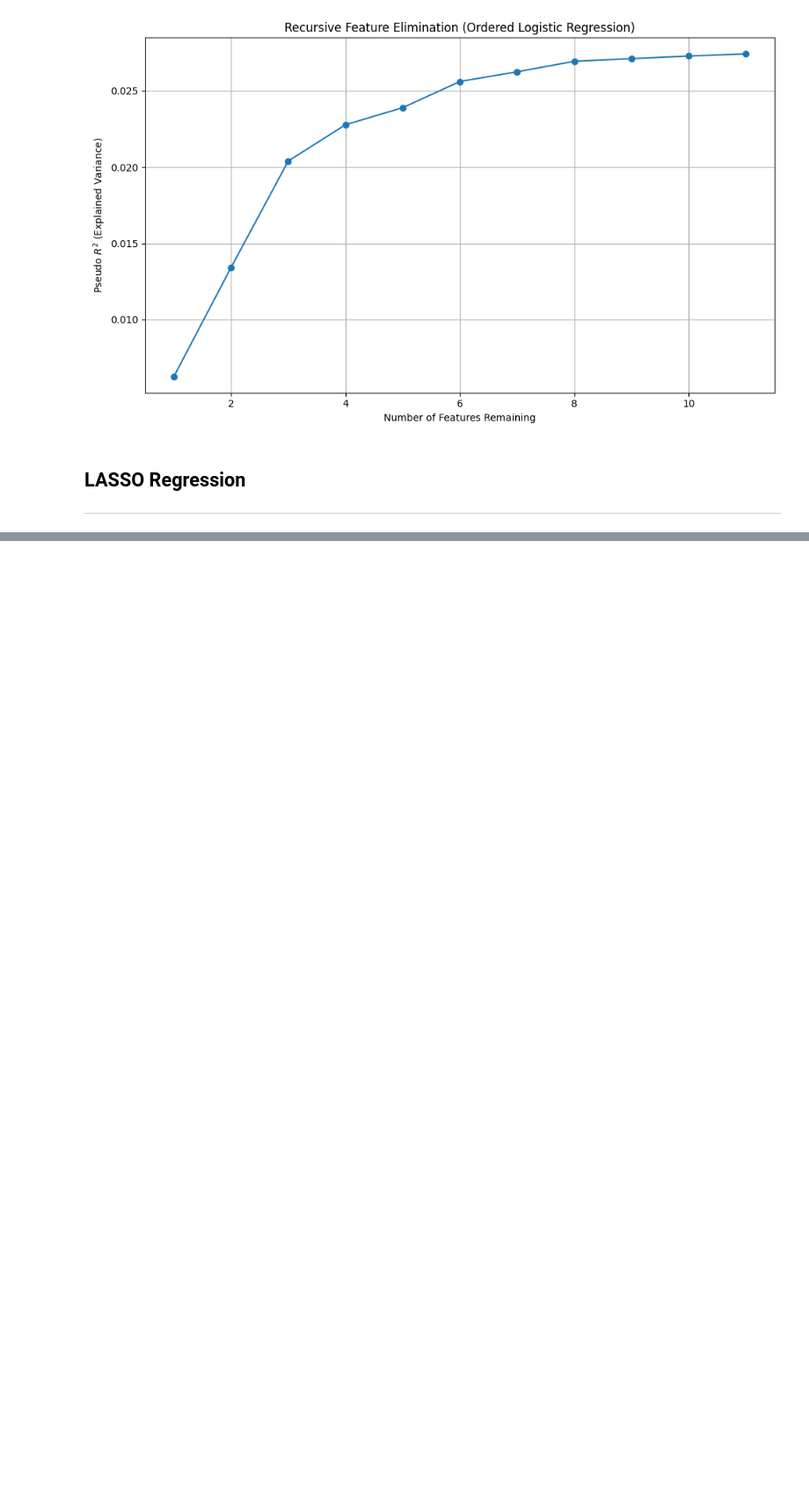
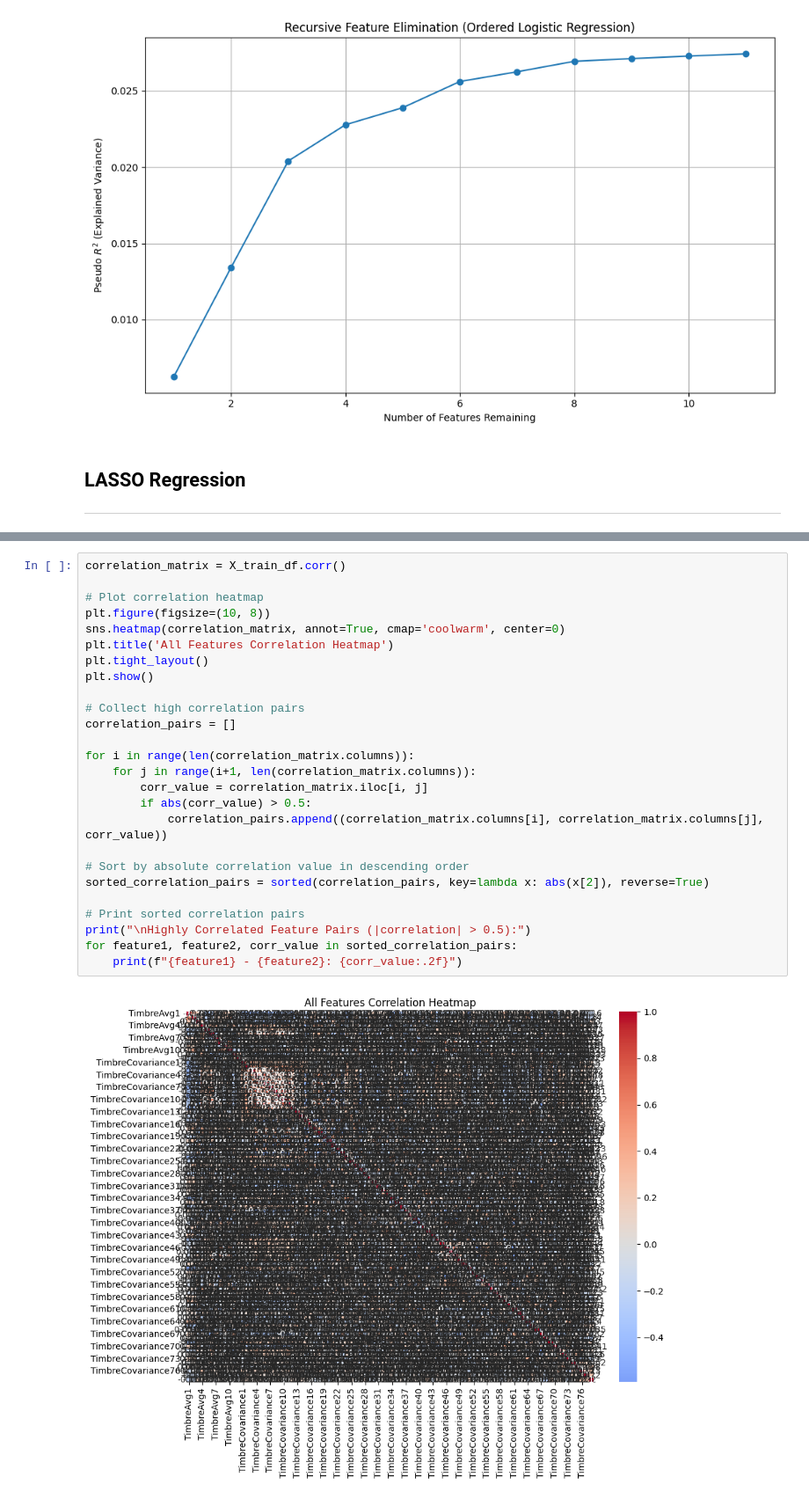
Before and after one commit to 7Koris/MusicAnalysis, a Jupyter notebook: featureSelection.ipynb, the cells around one changed output, grey strips where cells are left out. Shown at 88% size. Drawn from its saved outputs; the diff is of its cells as text; blank space fills up the shorter version.

```diff
--- a/featureSelection.ipynb
+++ b/featureSelection.ipynb
@@ -404,0 +409,28 @@ LogisticRegression Accuracy: 0.5935
+# %%
+correlation_matrix = X_train_df.corr()
+
+# Plot correlation heatmap
+plt.figure(figsize=(10, 8))
+sns.heatmap(correlation_matrix, annot=True, cmap='coolwarm', center=0)
+plt.title('All Features Correlation Heatmap')
+plt.tight_layout()
+plt.show()
+
+# Collect high correlation pairs
+correlation_pairs = []
+
+for i in range(len(correlation_matrix.columns)):
+    for j in range(i+1, len(correlation_matrix.columns)):
+        corr_value = correlation_matrix.iloc[i, j]
+        if abs(corr_value) > 0.5:
+            correlation_pairs.append((correlation_matrix.columns[i], correlation_matrix.columns[j], corr_value))
+
+# Sort by absolute correlation value in descending order
+sorted_correlation_pairs = sorted(correlation_pairs, key=lambda x: abs(x[2]), reverse=True)
+
+# Print sorted correlation pairs
+print("\nHighly Correlated Feature Pairs (|correlation| > 0.5):")
+for feature1, feature2, corr_value in sorted_correlation_pairs:
+    print(f"{feature1} - {feature2}: {corr_value:.2f}")
+# %% [output]
+[figure, added]
```
Also changed, not shown: parts of 7 cells of this notebook.
